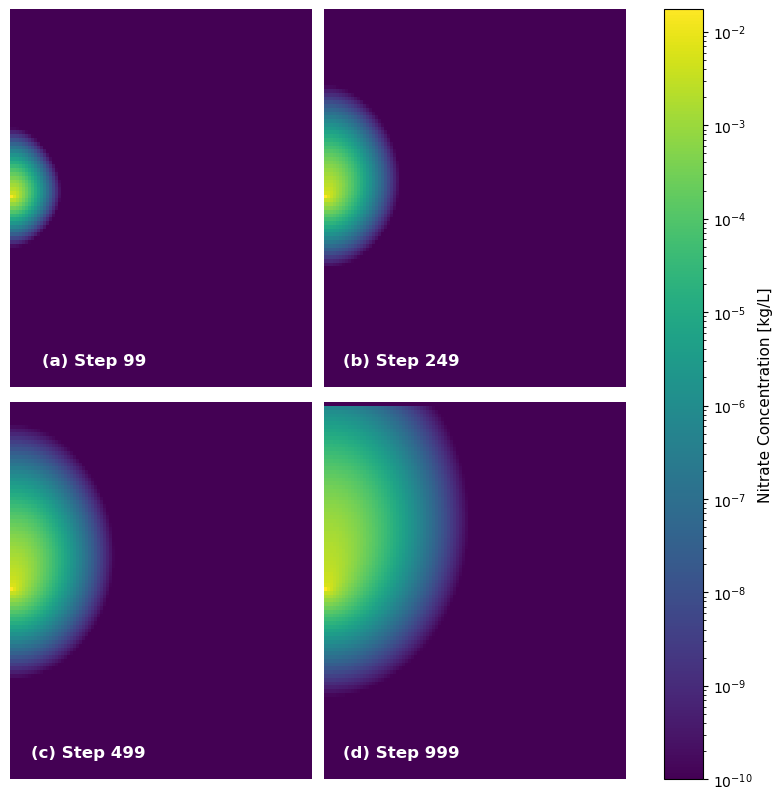
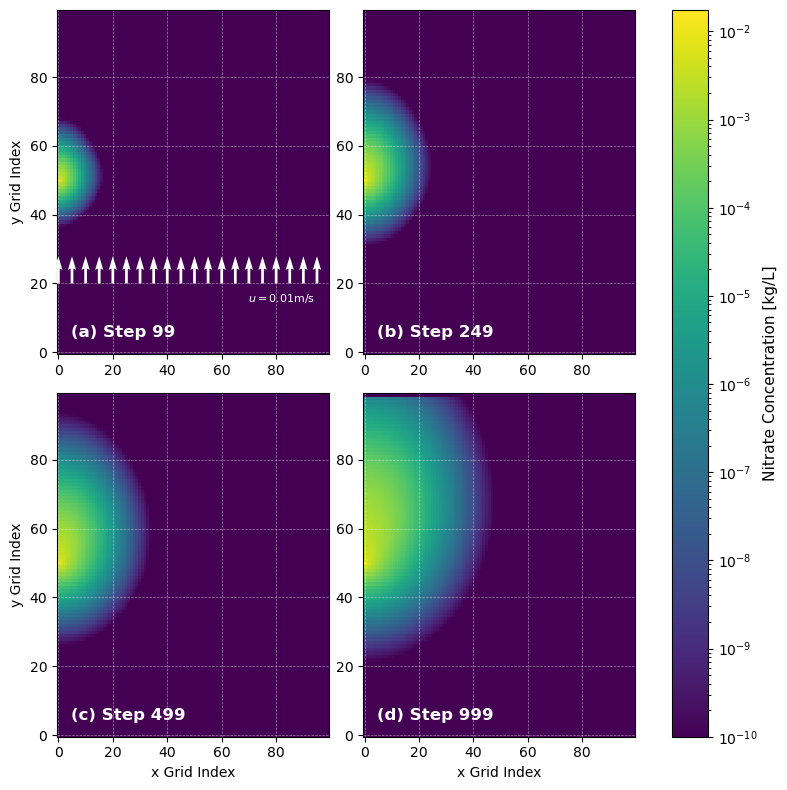
The notebook cell's code change between the first figure and the second:
--- before
+++ after
@@ -15,5 +15,5 @@
 # print(minval,maxval)
 
-cmap = cm.viridis
+cmap = cmx.viridis
 norm = mcolors.LogNorm(vmin=1e-10, vmax=maxval)
 
@@ -32,18 +32,38 @@
     cc=cc+1e-11
     label=labels.pop(0)
-    ax.axis('off')
+
+    # Show grid
+    # ax.axis('off')
+    ax.grid(True, color='white', linestyle='--', linewidth=0.5, alpha=0.5, zorder=2)
+
     im = ax.pcolor(X1, Y1, cc, cmap=cmap, norm=norm, shading='nearest')
     label_full = label + ' Step %d' %t
-    ax.text(0.45, 0.05, label_full,  transform=ax.transAxes, color='white', fontsize=12, fontweight='bold', va='bottom', ha='right')
+    ax.text(0.05, 0.05, label_full,  transform=ax.transAxes, color='white', fontsize=12, fontweight='bold')
     
     if label == '(c)' or label =='(d)':
         ax.set_xlabel('x Grid Index')
     if label == '(a)' or label =='(c)':
-        ax.set_xlabel('y Grid Index')
+        ax.set_ylabel('y Grid Index')
         
+
+# Add quiver to represent flow speed
+# Arrow position
+Y_arrow_position=20
+X_arrow=x[::5]
+Y_arrow=np.zeros(np.shape(X_arrow))+Y_arrow_position
+# Speed distribution
+V_speed=np.ones(np.shape(X_arrow)) # The speed is given from fig: Current Distribution
+U_speed=np.zeros(np.shape(X_arrow))
+# Quiver plot
+# The smaller scale is, the bigger arrows are
+axes[0,0].quiver(X_arrow, Y_arrow, U_speed, V_speed, color='white', scale=10, width=0.01, zorder=3)
+
+# Add text to demonstrate the current speed
+axes[0,0].text(0.7, 0.15, '$u=0.01$m/s',  transform=axes[0,0].transAxes, color='white', fontsize=8)
+    
 
 plt.tight_layout()
 
-
+# Add colorbar
 cbar = fig.colorbar(im, ax=axes)
 cbar.set_label('Nitrate Concentration [kg/L]', fontsize=11)

Commit: feat: 2D flow field